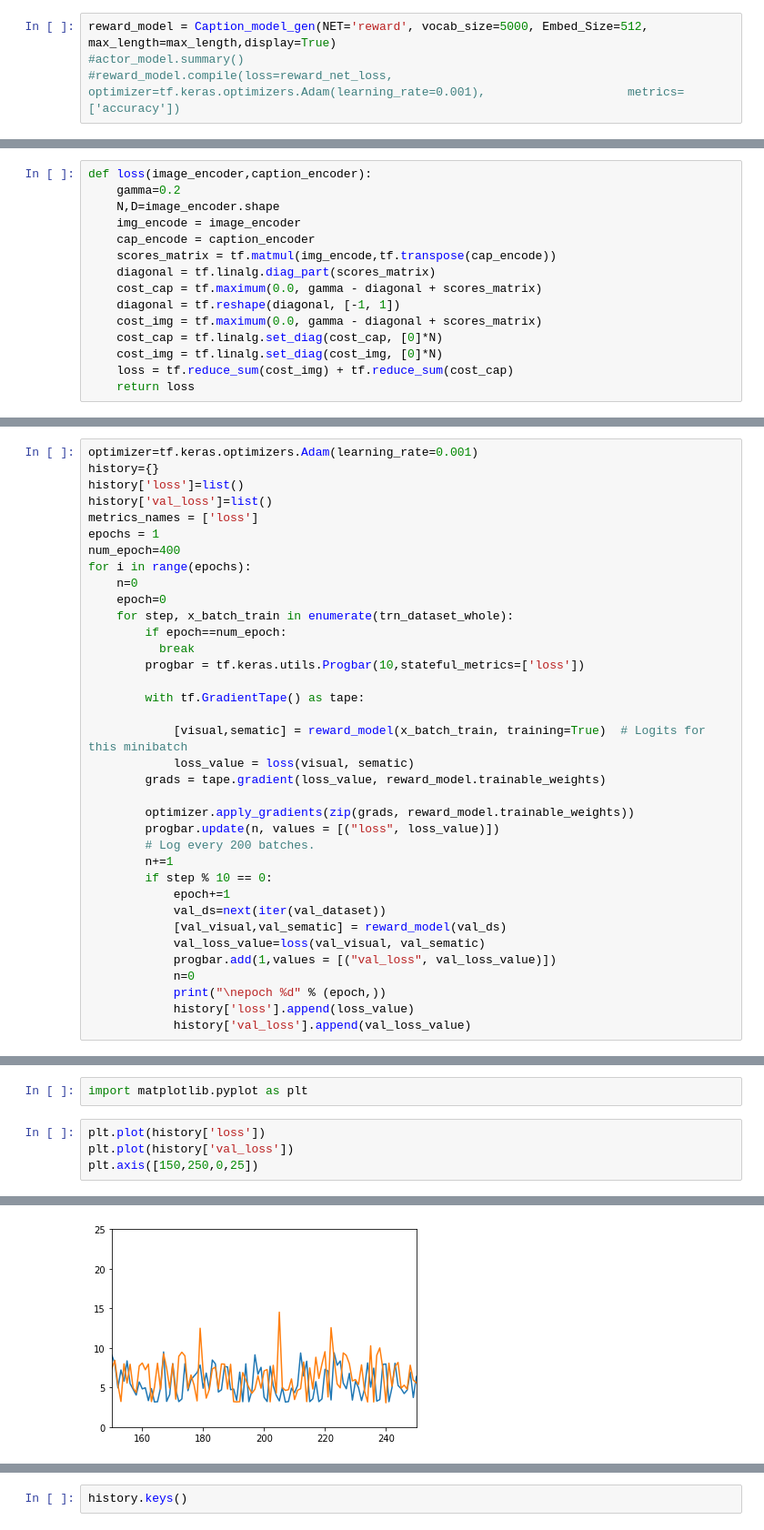
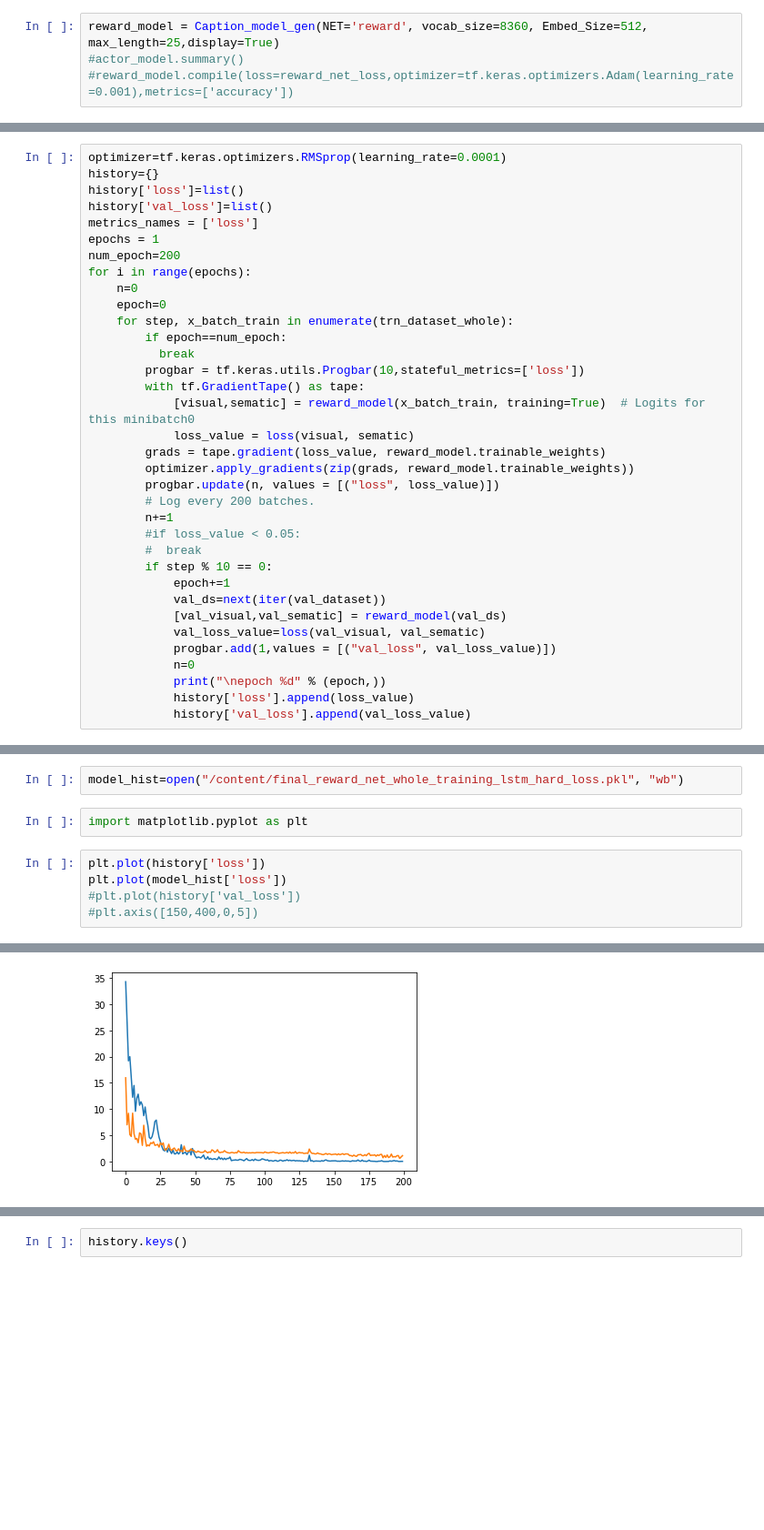
Before and after one commit to viswambhar-yasa/image_captioning, a Jupyter notebook: training_reward_net.ipynb, the cells around one changed output, grey strips where cells are left out. Shown: that part at 91% size. Saved outputs shown, nothing was run; the diff lists cells and outputs as text; blank space fills up the shorter version.

Commit message:
reward_net

```diff
--- a/training_reward_net.ipynb
+++ b/training_reward_net.ipynb
@@ -375,6 +140,6 @@ trn_dataset_whole = captions_generation_reward(token_cap_dic, vocab_size, image_
 # %%
-reward_model = Caption_model_gen(NET='reward', vocab_size=5000, Embed_Size=512, max_length=max_length,display=True)
+reward_model = Caption_model_gen(NET='reward', vocab_size=8360, Embed_Size=512, max_length=25,display=True)
 #actor_model.summary()
-#reward_model.compile(loss=reward_net_loss,                   optimizer=tf.keras.optimizers.Adam(learning_rate=0.001),                    metrics=['accuracy'])
+#reward_model.compile(loss=reward_net_loss,optimizer=tf.keras.optimizers.Adam(learning_rate=0.001),metrics=['accuracy'])
 # %% [output]
 Building CNN model
@@ -384,18 +149,3 @@ final_carry_state {rnn output shape}: (None, 512)
 Image feature vector shape: (None, 512)
 Text sequence vector shape: (None, 512)
 Reward Net built successfully
-# %%
-def loss(image_encoder,caption_encoder):
-    gamma=0.2
-    N,D=image_encoder.shape
-    img_encode = image_encoder
-    cap_encode = caption_encoder
-    scores_matrix = tf.matmul(img_encode,tf.transpose(cap_encode))
-    diagonal = tf.linalg.diag_part(scores_matrix)
-    cost_cap = tf.maximum(0.0, gamma - diagonal + scores_matrix)
-    diagonal = tf.reshape(diagonal, [-1, 1])
-    cost_img = tf.maximum(0.0, gamma - diagonal + scores_matrix)
-    cost_cap = tf.linalg.set_diag(cost_cap, [0]*N)
-    cost_img = tf.linalg.set_diag(cost_img, [0]*N)
-    loss = tf.reduce_sum(cost_img) + tf.reduce_sum(cost_cap)
-    return loss
@@ -424,13 +161,13 @@ def Rewards(reward_model,input):
 # %%
 #reward_model.save('/content/drive/MyDrive/Kaggle/reward_net.h5')
 # %%
-optimizer=tf.keras.optimizers.Adam(learning_rate=0.001)
+optimizer=tf.keras.optimizers.RMSprop(learning_rate=0.0001)
 history={}
 history['loss']=list()
 history['val_loss']=list()
 metrics_names = ['loss']
 epochs = 1
-num_epoch=400
+num_epoch=200
 for i in range(epochs):
     n=0
     epoch=0
@@ -438,17 +175,16 @@ for i in range(epochs):
         if epoch==num_epoch:
           break
         progbar = tf.keras.utils.Progbar(10,stateful_metrics=['loss'])
-
         with tf.GradientTape() as tape:
-
-            [visual,sematic] = reward_model(x_batch_train, training=True)  # Logits for this minibatch
+            [visual,sematic] = reward_model(x_batch_train, training=True)  # Logits for this minibatch0
             loss_value = loss(visual, sematic)
         grads = tape.gradient(loss_value, reward_model.trainable_weights)
-
         optimizer.apply_gradients(zip(grads, reward_model.trainable_weights))
         progbar.update(n, values = [("loss", loss_value)])
         # Log every 200 batches.
         n+=1
+        #if loss_value < 0.05:
+        #  break
         if step % 10 == 0:
             epoch+=1
             val_ds=next(iter(val_dataset))
@@ -482,9 +218,12 @@ f = open("/content/reward_net_whole_training_lstm_1.pkl", "wb")
 pickle.dump(history, f)
 f.close()
+# %%
+model_hist=open("/content/final_reward_net_whole_training_lstm_hard_loss.pkl", "wb")
 # %%
 import matplotlib.pyplot as plt
 # %%
 plt.plot(history['loss'])
-plt.plot(history['val_loss'])
-plt.axis([150,250,0,25])
+plt.plot(model_hist['loss'])
+#plt.plot(history['val_loss'])
+#plt.axis([150,400,0,5])
 # %% [output]
@@ -492 +231 @@ plt.axis([150,250,0,25])
-[figure, old version]
+[figure, new version]
```
Also changed, not shown: parts of 43 cells of this notebook, 3 other files.
